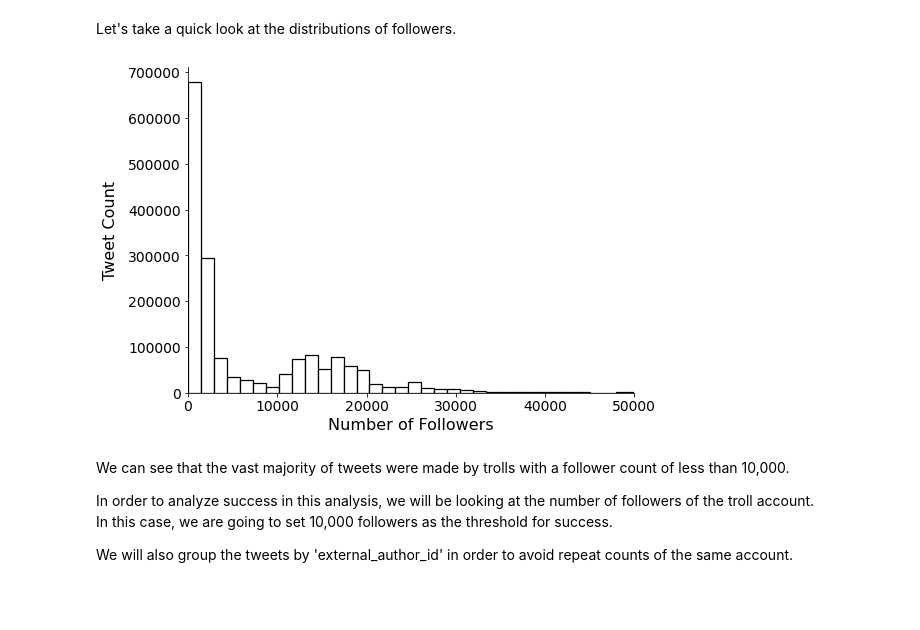
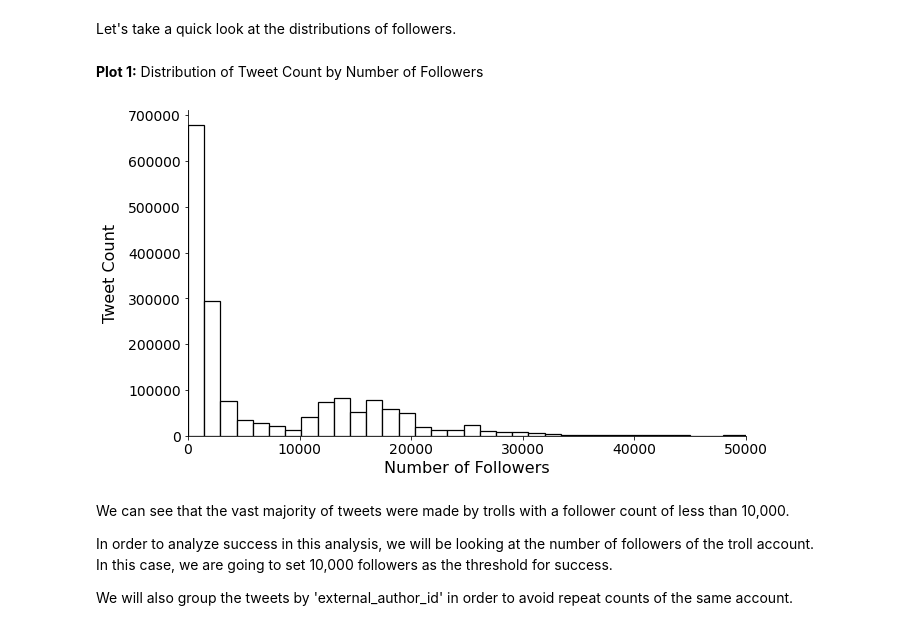
Before and after one commit to fahm1/portfolio, a Jupyter notebook: Troll Tweet Analysis/tweet_analysis_notebook.ipynb, the cells around one changed output. Cells and saved outputs as stored; diff of their text form; code cells hidden in the pictures; blank space fills up the shorter version.

Commit message:
Updated notebook and added figures

```diff
--- a/Troll Tweet Analysis/tweet_analysis_notebook.ipynb
+++ b/Troll Tweet Analysis/tweet_analysis_notebook.ipynb
@@ -233,18 +233,21 @@ memory usage: 199.0+ MB
 We are still left with just under 1.75 million tweets.
 # %% [markdown]
 Let's take a quick look at the distributions of followers.
+# %% [markdown]
+**Plot 1:** Distribution of Tweet Count by Number of Followers
 # %%
-fig = sns.histplot(data=df_plot.followers, bins=100, color='white', edgecolor='black', linewidth=1.25)
-fig.figsize = (10, 5)
+plt.figure(figsize=(10, 6))
+sns.histplot(data=df_plot.followers, bins=100, color='white', edgecolor='black', linewidth=1.25)
 ax = plt.gca()
 ax.spines[['right', 'top']].set_visible(False)
 ax.set_xlabel('Number of Followers', fontsize=16)
 ax.set_ylabel('Tweet Count', labelpad=10, fontsize=16)
 plt.tick_params(axis='both', labelsize=14)
 plt.xlim(0, 50000)
+# plt.savefig('tweet_follower_distr.png', bbox_inches='tight', facecolor='w', dpi=200)
 plt.show()
 # %% [output]
-[figure, old version]
+[figure, new version]
 # %% [markdown]
 We can see that the vast majority of tweets were made by trolls with a follower count of less than 10,000.
 
```
Also changed, not shown: parts of 5 cells of this notebook, 3 other files.
